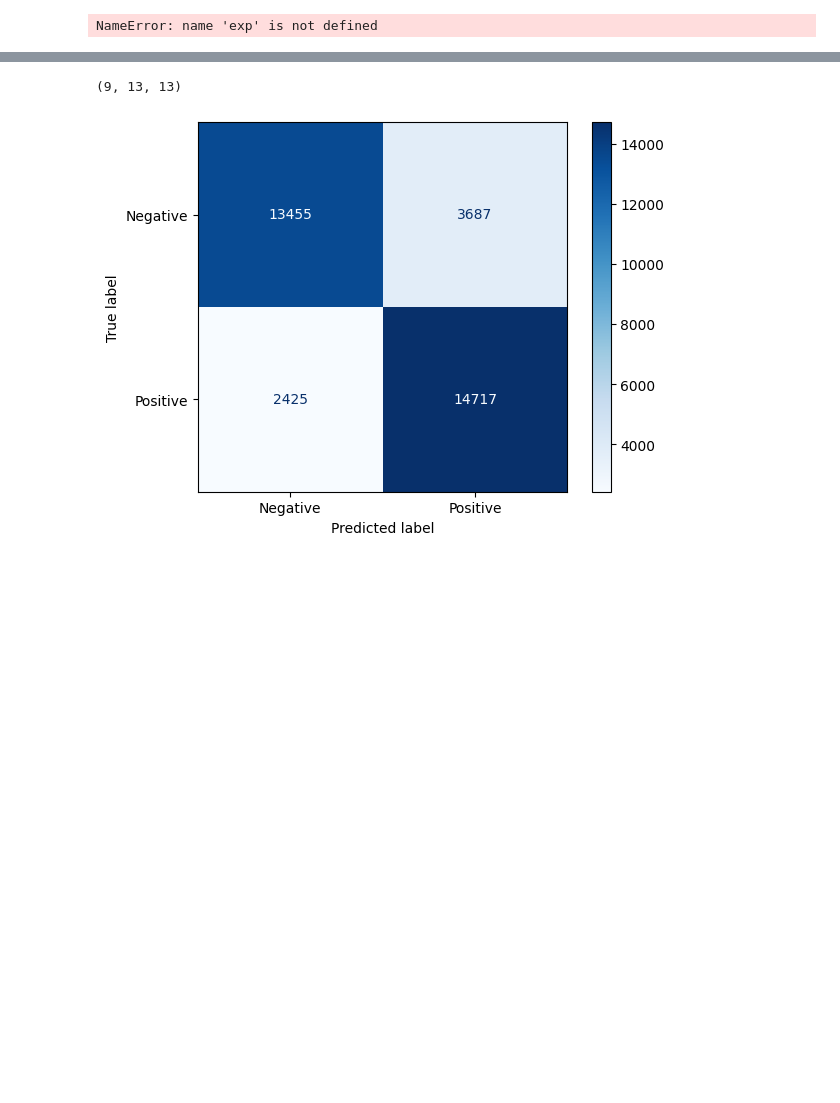
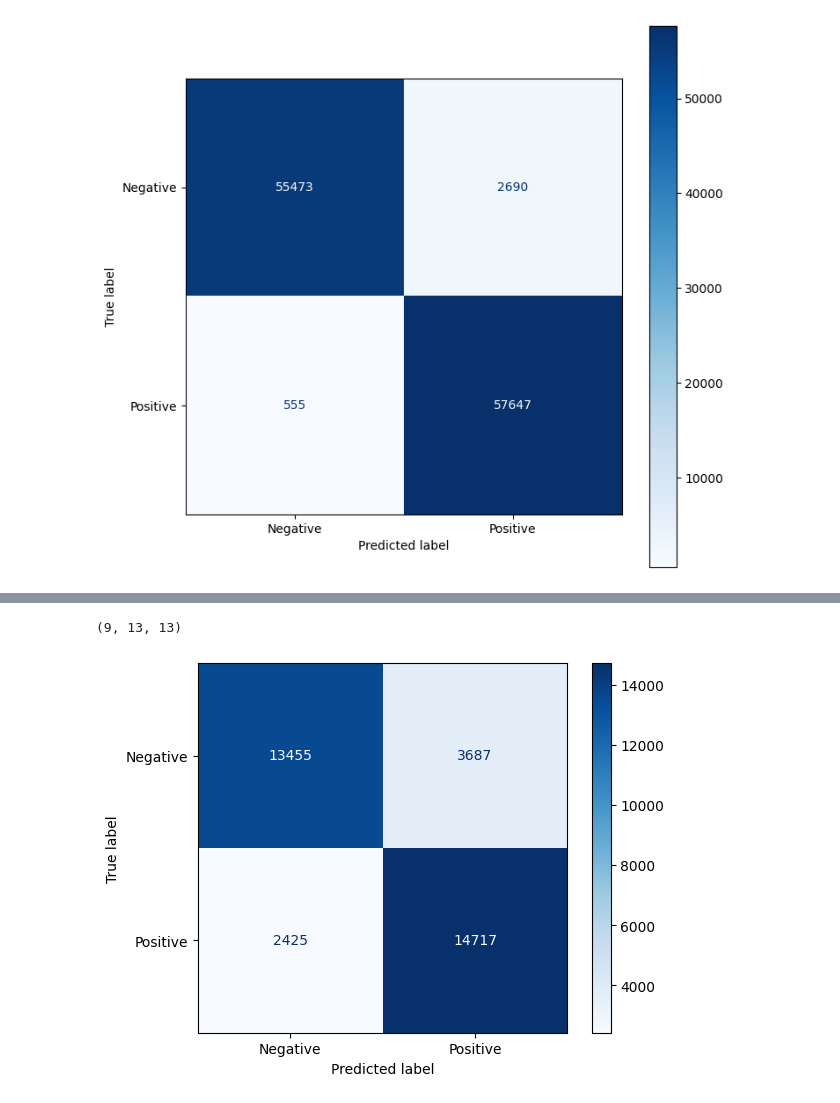
Before and after one commit to AhmadHAW/Hauptprojekt, a Jupyter notebook: evaluation.ipynb, the cells around one changed output, grey strips where cells are left out. Drawn from its saved outputs; the diff is of its cells as text; code cells hidden in the pictures; blank space fills up the shorter version.

```diff
--- a/evaluation.ipynb
+++ b/evaluation.ipynb
@@ -10,5 +72,5 @@ KeyError: 'logits_vanilla_(1,)'
 # %%
-exp.plot_confusion_map("test", (0, 1, 2, 3), "vanilla")
+exp.plot_confusion_map("test", [0], "graph_prompter_hf")
 # %% [output]
-NameError: name 'exp' is not defined
+[figure, added]
 # %%
```
Also changed, not shown: parts of 8 cells of this notebook, 17 other files.
